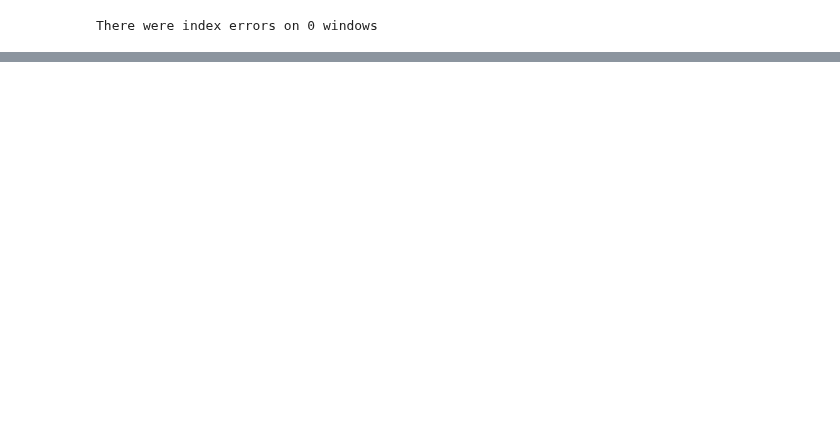
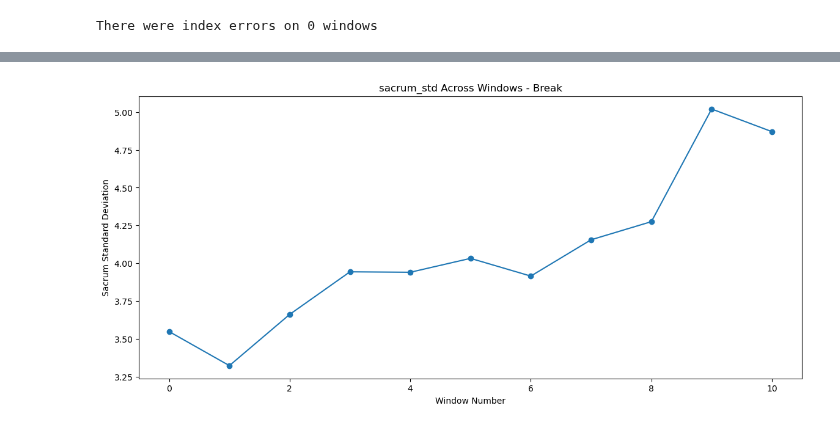
Before and after one commit to tBenBaker/MovementClassifier, a Jupyter notebook: DanceProj1/notebooks/01.1_slidingwindow.ipynb, the cells around one changed output, grey strips where cells are left out. Drawn from its saved outputs; the diff is of its cells as text; code cells hidden in the pictures; blank space fills up the shorter version.

Commit message:
working on windows

```diff
--- a/DanceProj1/notebooks/01.1_slidingwindow.ipynb
+++ b/DanceProj1/notebooks/01.1_slidingwindow.ipynb
@@ -248,0 +104,14 @@ plt.show()
+# %%
+# Assuming 'id' uniquely identifies a dance sequence and 'window number' is sequential and unique per sequence
+# Filter genre_data for a single dance ID as an example
+example_sequence_id = genre_data1['id'].unique()[0]
+example_sequence = genre_data1[genre_data1['id'] == example_sequence_id]
+
+plt.figure(figsize=(14, 6))
+plt.plot(example_sequence['window number'], example_sequence[selected_feature], marker='o', linestyle='-')
+plt.title(f'{selected_feature} Across Windows - {selected_genre1}')
+plt.xlabel('Window Number')
+plt.ylabel('Sacrum Standard Deviation')
+plt.show()
+# %% [output]
+[figure, added]
```
Also changed, not shown: parts of 14 cells of this notebook, 9 other files.
